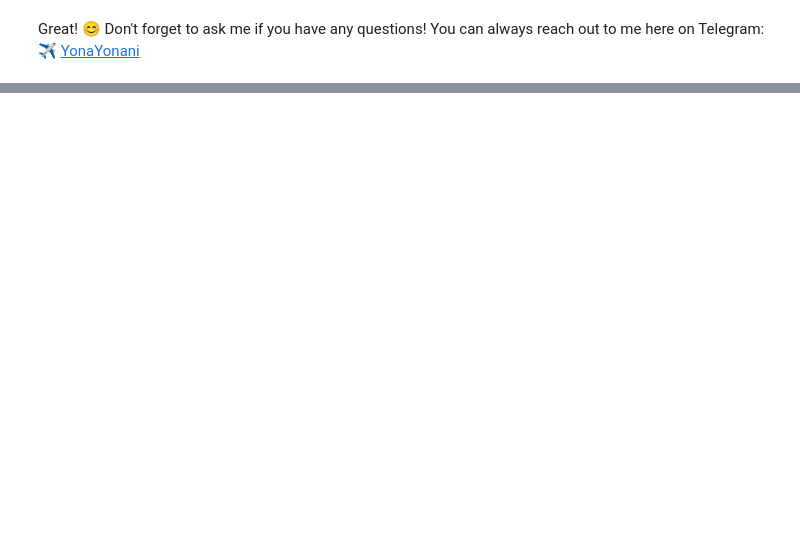
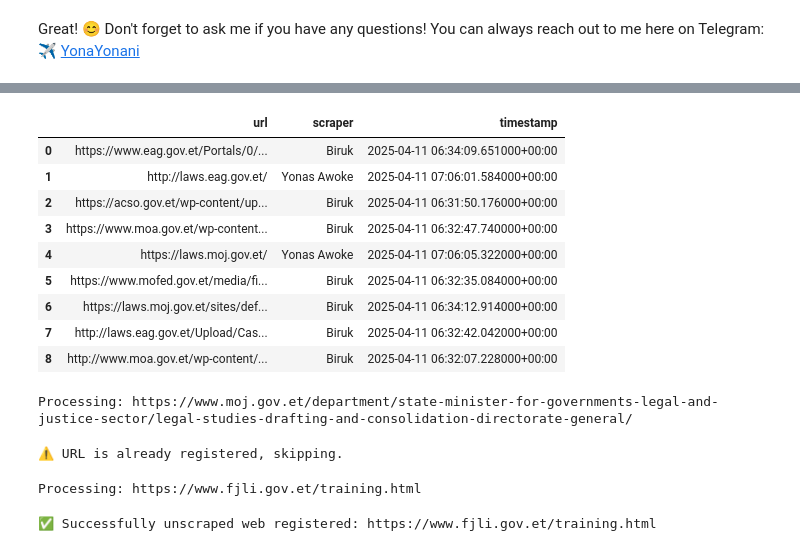
Before and after one commit to YonaniCodes/Scrapify, a Jupyter notebook: notebooks/scrapify_demo.ipynb, the cells around one changed output, grey strips where cells are left out. Drawn from its saved outputs; the diff is of its cells as text; code cells hidden in the pictures; blank space fills up the shorter version.

```diff
--- a/notebooks/scrapify_demo.ipynb
+++ b/notebooks/scrapify_demo.ipynb
@@ -204,0 +277,23 @@ Great! 😊 Don't forget to ask me if you have any questions! You can always rea
+# %%
+ scraped_data
+# %% [output]
+|  | url | scraper | timestamp |
+| 0 | https://www.eag.gov.et/Portals/0/... | Biruk | 2025-04-11 06:34:09.651000+00:00 |
+| 1 | http://laws.eag.gov.et/ | Yonas Awoke | 2025-04-11 07:06:01.584000+00:00 |
+| 2 | https://acso.gov.et/wp-content/up... | Biruk | 2025-04-11 06:31:50.176000+00:00 |
+| 3 | https://www.moa.gov.et/wp-content... | Biruk | 2025-04-11 06:32:47.740000+00:00 |
+| 4 | https://laws.moj.gov.et/ | Yonas Awoke | 2025-04-11 07:06:05.322000+00:00 |
+| 5 | https://www.mofed.gov.et/media/fi... | Biruk | 2025-04-11 06:32:35.084000+00:00 |
+| 6 | https://laws.moj.gov.et/sites/def... | Biruk | 2025-04-11 06:34:12.914000+00:00 |
+| 7 | http://laws.eag.gov.et/Upload/Cas... | Biruk | 2025-04-11 06:32:42.042000+00:00 |
+| 8 | http://www.moa.gov.et/wp-content/... | Biruk | 2025-04-11 06:32:07.228000+00:00 |
+# %%
+scrape(["https://www.moj.gov.et/department/state-minister-for-governments-legal-and-justice-sector/legal-studies-drafting-and-consolidation-directorate-general/"],"Yonas Awoke")
+# %% [output]
+Processing: https://www.moj.gov.et/department/state-minister-for-governments-legal-and-justice-sector/legal-studies-drafting-and-consolidation-directorate-general/
+⚠️ URL is already registered, skipping.
+# %%
+scrape(["https://www.fjli.gov.et/training.html"],"Yonas Awoke")
+# %% [output]
+Processing: https://www.fjli.gov.et/training.html
+✅ Successfully unscraped web registered: https://www.fjli.gov.et/training.html
```
Also changed, not shown: parts of 15 cells of this notebook.
